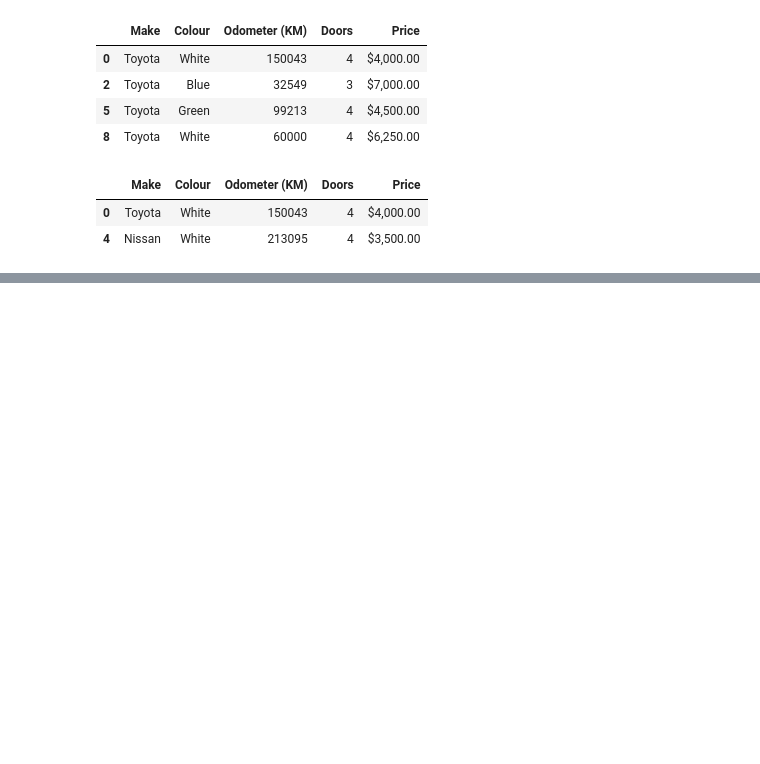
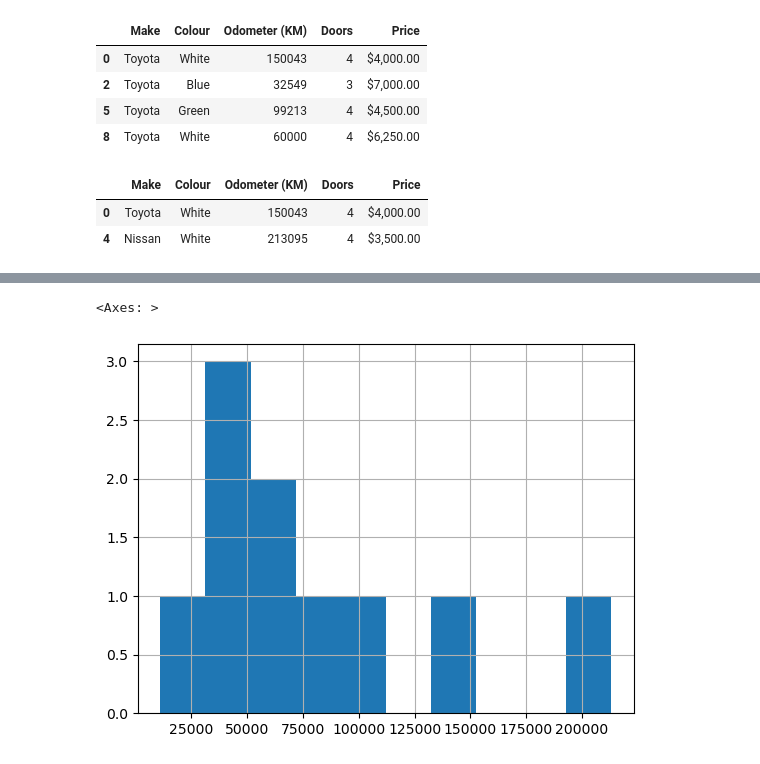
Before and after one commit to fandredev/ml-my-guide, a Jupyter notebook: introduction-to-pandas.ipynb, the cells around one changed output, grey strips where cells are left out. Drawn from its saved outputs; the diff is of its cells as text; code cells hidden in the pictures; blank space fills up the shorter version.

```diff
--- a/introduction-to-pandas.ipynb
+++ b/introduction-to-pandas.ipynb
@@ -306,0 +349,5 @@ car_series_csv[car_series_csv['Odometer (KM)'] > 100000]
+# %%
+car_series_csv['Odometer (KM)'].hist()
+# %% [output]
+<Axes: >
+[figure, added]
```
Also changed, not shown: parts of 8 cells of this notebook.
